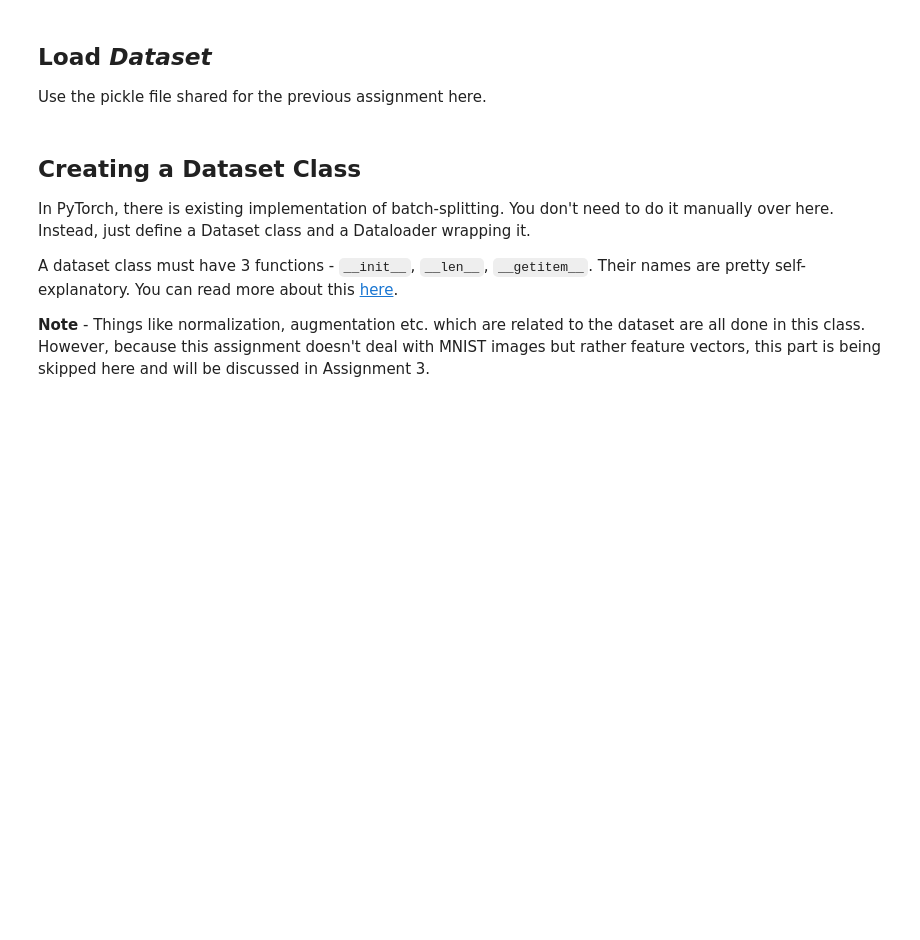
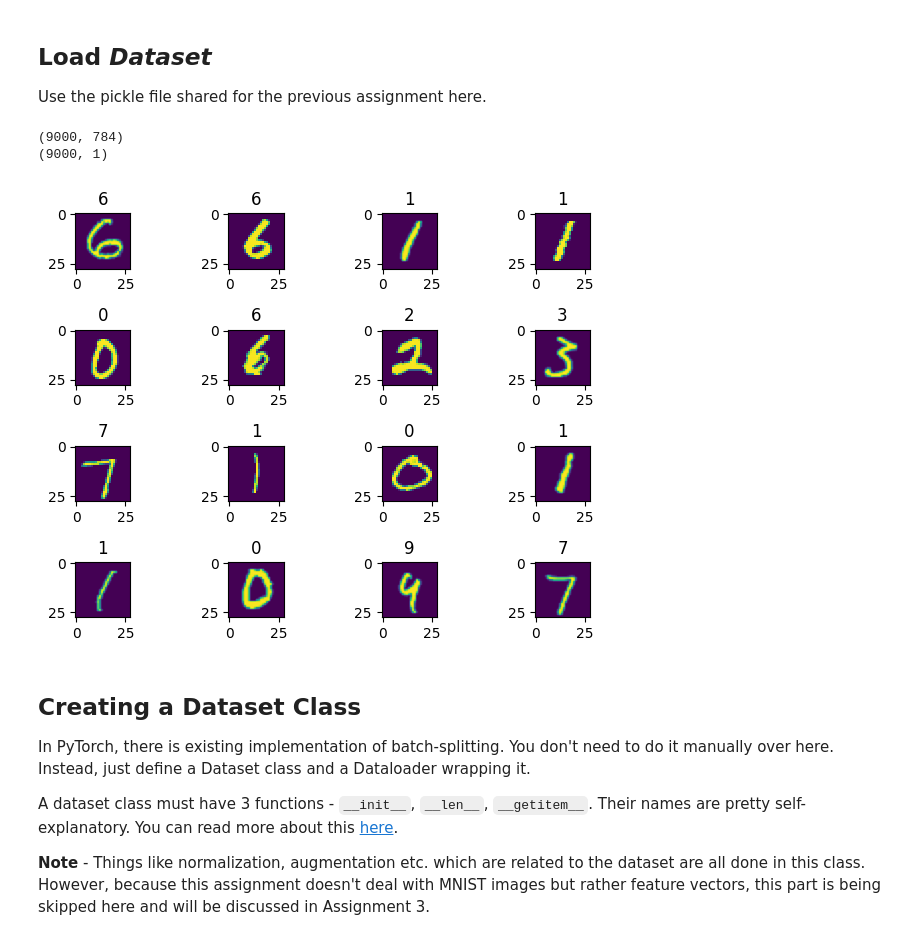
Before and after one commit to hemanth-117/Neural-Quest, a Jupyter notebook: Assignment 2/Neural_Quest_Assignment_2.ipynb, the cells around one changed output. Cells and saved outputs as stored; diff of their text form; code cells hidden in the pictures; blank space fills up the shorter version.

```diff
--- a/Assignment 2/Neural_Quest_Assignment_2.ipynb
+++ b/Assignment 2/Neural_Quest_Assignment_2.ipynb
@@ -35,6 +36,37 @@ y = pass
+# %%
+# mount Google Drive to access the dataset
+from sklearn import preprocessing
+# load the data set
+file = 'train_data.pkl'
+with open(file,'rb') as data:
+    training_data = pickle.load(data)
+
+X = training_data['X']
+y = training_data['y']
+
+# normalize
+X_ = preprocessing.normalize(X)
+
+# Split into X_train, y_train, X_test, y_test
+# you can use stratified splitting from sklearn library
+X_train, X_test, y_train, y_test = train_test_split(X, y, stratify = y, test_size = 0.85)
+print(X_train.shape)
+print(y_train.shape)
+# %% [output]
+(9000, 784)
+(9000, 1)
 # %%
 # display a 4x4 grid,
 # choose 16 images randomly, display the images as well as corresponding labels
+size=X.shape[0]
+for i in range(16):
+    plt.subplot(4,4,i+1)
+    j = np.random.randint(size)
+    plt.imshow(X[j].reshape(28,28))
+    plt.title(y[j][0])
+plt.tight_layout()
+# %% [output]
+[figure, added]
 # %% [markdown]
 ## Creating a Dataset Class
 In PyTorch, there is existing implementation of batch-splitting. You don't need to do it manually over here. Instead, just define a Dataset class and a Dataloader wrapping it.
```
Also changed, not shown: parts of 19 cells of this notebook, 2 other files.
